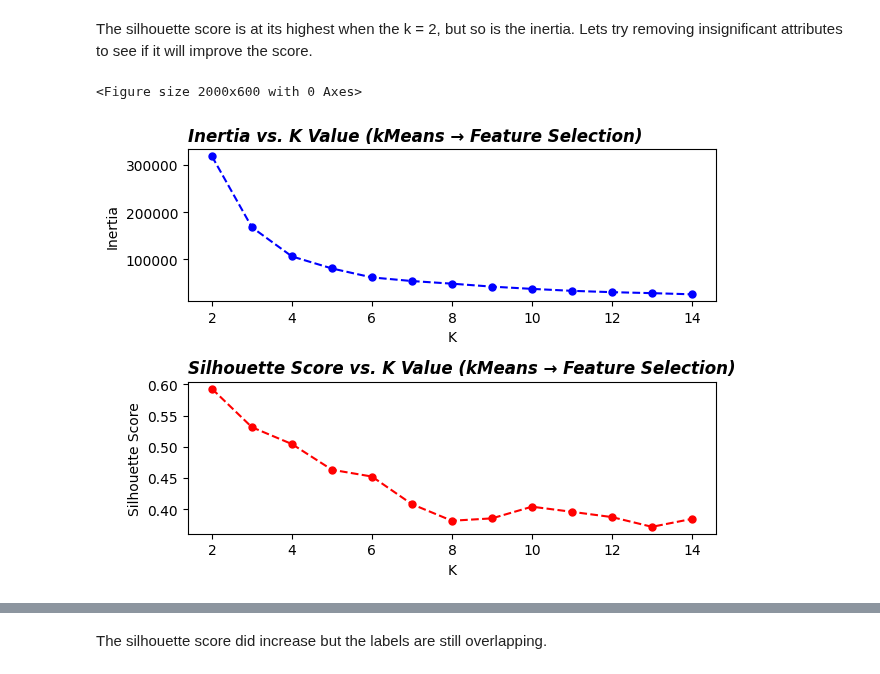
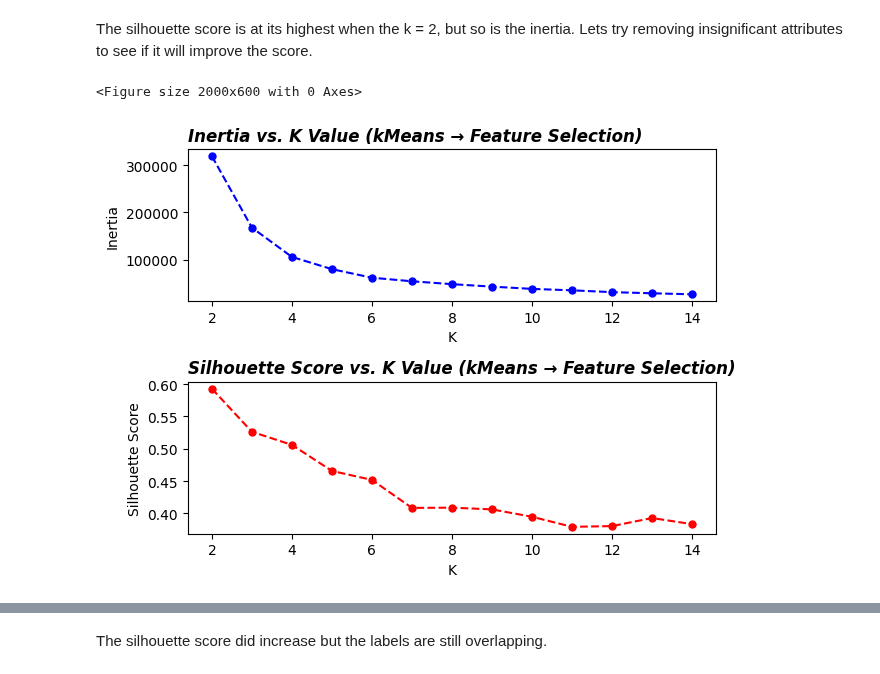
Before and after one commit to xvxvdee/CPS844_Assignment, a Jupyter notebook: KMeans.ipynb, the cells around one changed output, grey strips where cells are left out. Cells and saved outputs as stored; diff of their text form; code cells hidden in the pictures.

Commit message:
Wrong file was being used for the feature selection

```diff
--- a/KMeans.ipynb
+++ b/KMeans.ipynb
@@ -133,38 +133,38 @@ plt.show()
 # %% [markdown]
 The silhouette score is at its highest when the k = 2, but so is the inertia. Lets try removing insignificant attributes to see if it will improve the score.
 # %%
-df_correlation = pd.read_csv("Data/DataEncoded.csv")
+df_correlation = pd.read_csv("Data/Data_CorrelationBasedFeatureSelection.csv")
 
 X_corr=df.iloc[:,:-1]
 y_corr=df["NObeyesdad"]
 
 Xtrain,Xtest,ytrain,ytest = train_test_split(X_corr,y_corr,random_state=42,stratify=y_corr)
 
 inertia= []
 silhouette=[]
 
 for i in range(2,15):
     clf_corr = KMeans(n_clusters=i, random_state=42, n_init=10,init='k-means++')
     clf_corr.fit(Xtrain,ytrain)
     inertia.append(clf_corr.inertia_)
     silhouette.append(silhouette_score(Xtrain,clf_corr.labels_))
 
 plt.figure(figsize=(20,6))
 fig,axis = plt.subplots(2,1)
 
 axis[0].plot(range(2,15),inertia,color='blue', linestyle='dashed',marker='o',markerfacecolor='b', markersize=5)
 axis[0].set_xlabel('K')
 axis[0].set_title('Inertia vs. K Value (kMeans → Feature Selection)',loc='left', fontweight='bold',  style='italic')
 axis[0].set_ylabel('Inertia')
 axis[1].plot(range(2,15),silhouette,color='r', linestyle='dashed',marker='o',markerfacecolor='r', markersize=5)
 axis[1].set_title('Silhouette Score vs. K Value (kMeans → Feature Selection)',loc='left', fontweight='bold',  style='italic')
 axis[1].set_xlabel('K')
 axis[1].set_ylabel('Silhouette Score')
 fig.tight_layout()
 plt.show()
 # %% [output]
 <Figure size 2000x600 with 0 Axes>
-[figure, old version]
+[figure, new version]
 # %%
 Kmeans_updated = KMeans(n_clusters=3,random_state=42,n_init=10,init='k-means++')
 Kmeans_updated.fit(Xtrain,ytrain)
```
Also changed, not shown: parts of 4 cells of this notebook.
